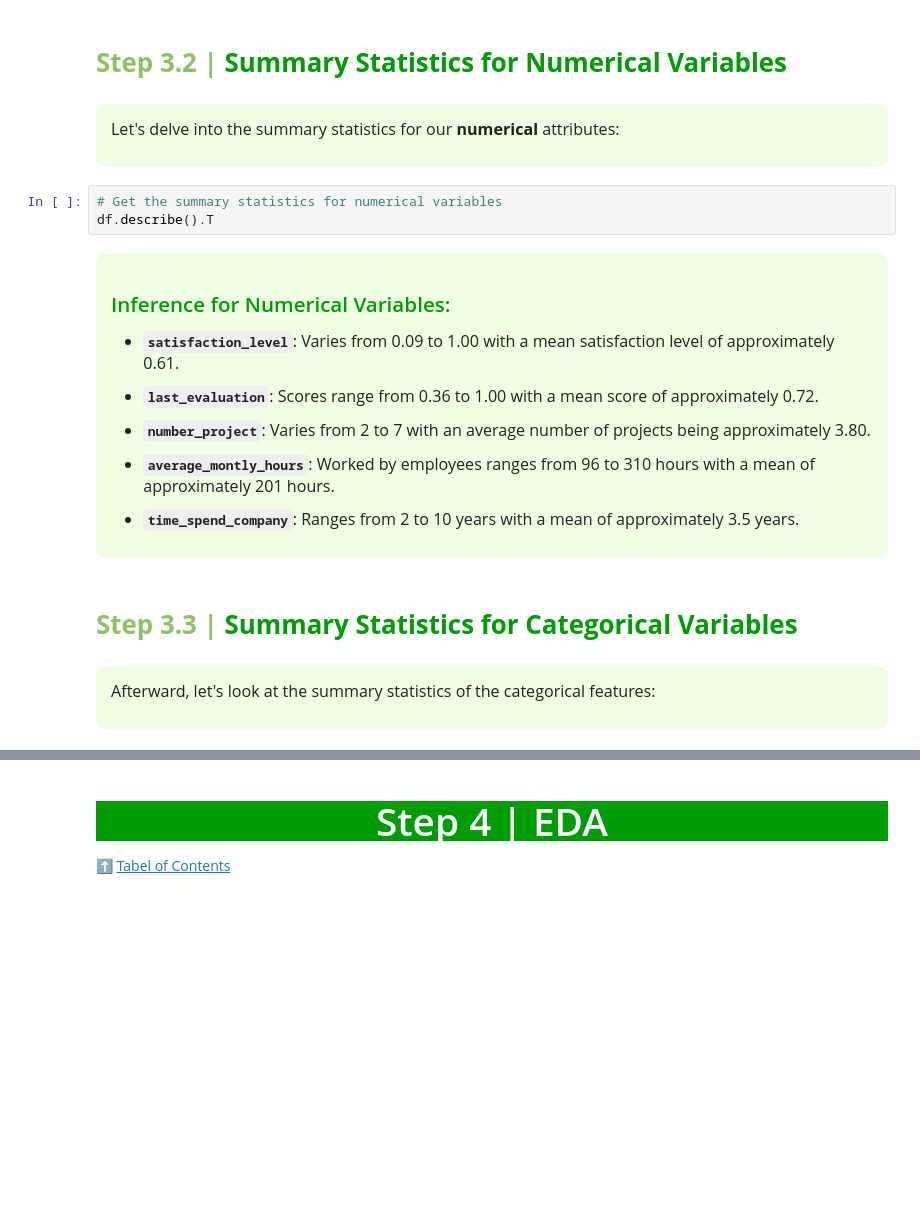
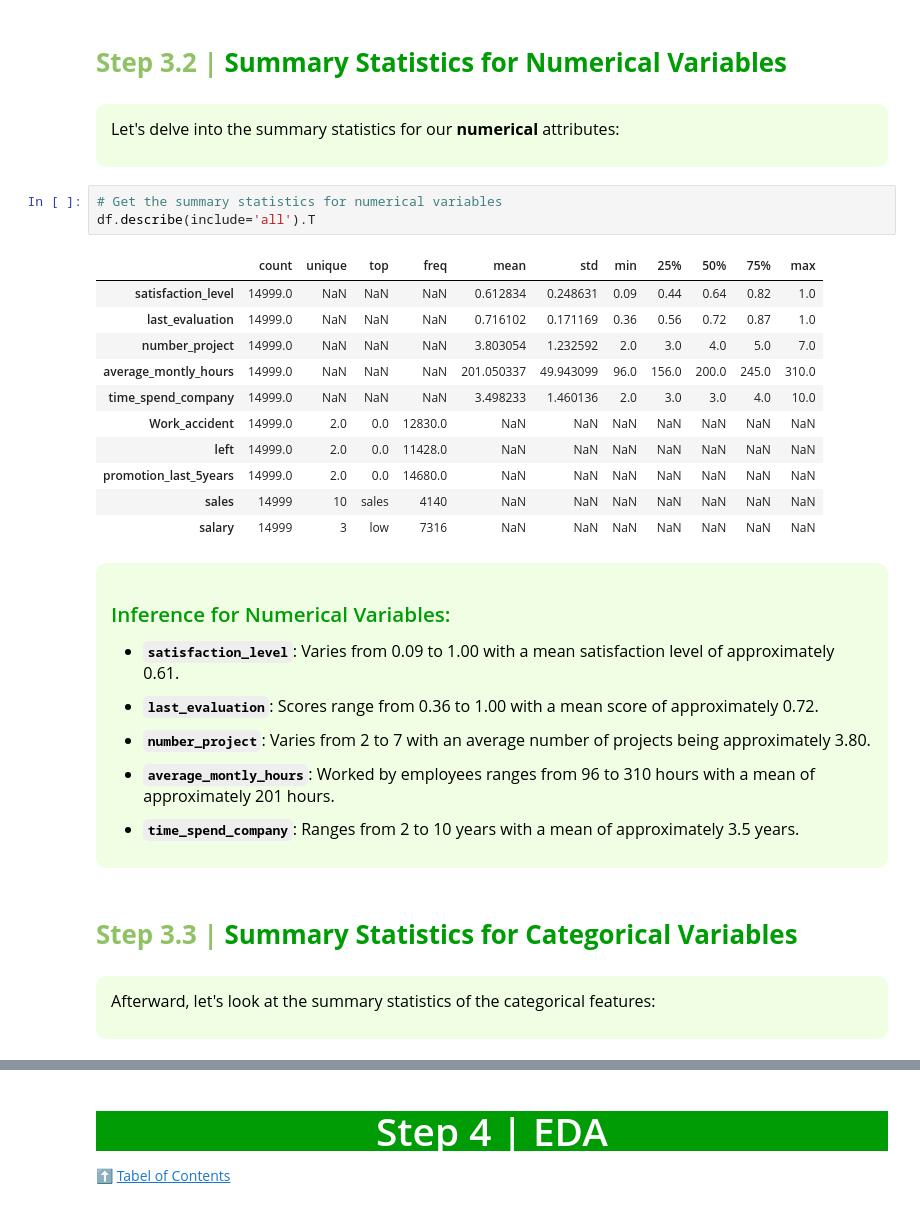
Before and after one commit to plozano0/Hands-On-Data-Analysis-with-Pandas-2nd-Edition, a Jupyter notebook: Lozano_P_Final_Project.ipynb, the cells around one changed output, grey strips where cells are left out. Saved outputs shown, nothing was run; the diff lists cells and outputs as text; blank space fills up the shorter version.

Commit message:
Commit Added Up to Week 2 Lessons to Final Projects

```diff
--- a/Lozano_P_Final_Project.ipynb
+++ b/Lozano_P_Final_Project.ipynb
@@ -168,14 +215,26 @@ df.dtypes
 <a id="num_statistics"></a>
 # <b><span style='color:#8fc265'>Step 3.2 |</span><span style='color:#009c05'> Summary Statistics for Numerical Variables</span></b>
 # %% [markdown]
-<div style="border-radius:10px; padding: 15px; background-color: #f0ffe3; font-size:115%; text-align:left">
+<div style="border-radius:10px; padding: 15px; background-color: #f0ffe3; font-size:115%; text-align:left; color: black">
 
 Let's delve into the summary statistics for our __numerical__ attributes:
 # %%
 # Get the summary statistics for numerical variables
-df.describe().T
+df.describe(include='all').T
+# %% [output]
+|  | count | unique | top | freq | mean | std | min | 25% | 50% | 75% | max |
+| satisfaction_level | 14999.0 | NaN | NaN | NaN | 0.612834 | 0.248631 | 0.09 | 0.44 | 0.64 | 0.82 | 1.0 |
+| last_evaluation | 14999.0 | NaN | NaN | NaN | 0.716102 | 0.171169 | 0.36 | 0.56 | 0.72 | 0.87 | 1.0 |
+| number_project | 14999.0 | NaN | NaN | NaN | 3.803054 | 1.232592 | 2.0 | 3.0 | 4.0 | 5.0 | 7.0 |
+| average_montly_hours | 14999.0 | NaN | NaN | NaN | 201.050337 | 49.943099 | 96.0 | 156.0 | 200.0 | 245.0 | 310.0 |
+| time_spend_company | 14999.0 | NaN | NaN | NaN | 3.498233 | 1.460136 | 2.0 | 3.0 | 3.0 | 4.0 | 10.0 |
+| Work_accident | 14999.0 | 2.0 | 0.0 | 12830.0 | NaN | NaN | NaN | NaN | NaN | NaN | NaN |
+| left | 14999.0 | 2.0 | 0.0 | 11428.0 | NaN | NaN | NaN | NaN | NaN | NaN | NaN |
+| promotion_last_5years | 14999.0 | 2.0 | 0.0 | 14680.0 | NaN | NaN | NaN | NaN | NaN | NaN | NaN |
+| sales | 14999 | 10 | sales | 4140 | NaN | NaN | NaN | NaN | NaN | NaN | NaN |
+| salary | 14999 | 3 | low | 7316 | NaN | NaN | NaN | NaN | NaN | NaN | NaN |
 # %% [markdown]
-<div style="border-radius:10px; padding: 15px; background-color: #f0ffe3; font-size:115%; text-align:left">
+<div style="border-radius:10px; padding: 15px; background-color: #f0ffe3; font-size:115%; text-align:left; color: black">
 <h3 align="left"><font color=#009c05>Inference for Numerical Variables:</font></h3>
 
 * __`satisfaction_level`__: Varies from 0.09 to 1.00 with a mean satisfaction level of approximately 0.61.
@@ -195,7 +254,7 @@ df.describe().T
 <a id="cat_statistics"></a>
 # <b><span style='color:#8fc265'>Step 3.3 |</span><span style='color:#009c05'> Summary Statistics for Categorical  Variables</span></b>
 # %% [markdown]
-<div style="border-radius:10px; padding: 15px; background-color: #f0ffe3; font-size:115%; text-align:left">
+<div style="border-radius:10px; padding: 15px; background-color: #f0ffe3; font-size:115%; text-align:left; color: black">
 
 Afterward, let's look at the summary statistics of the categorical features:
 # %%
```
Also changed, not shown: parts of 16 cells of this notebook, 3 other files.
